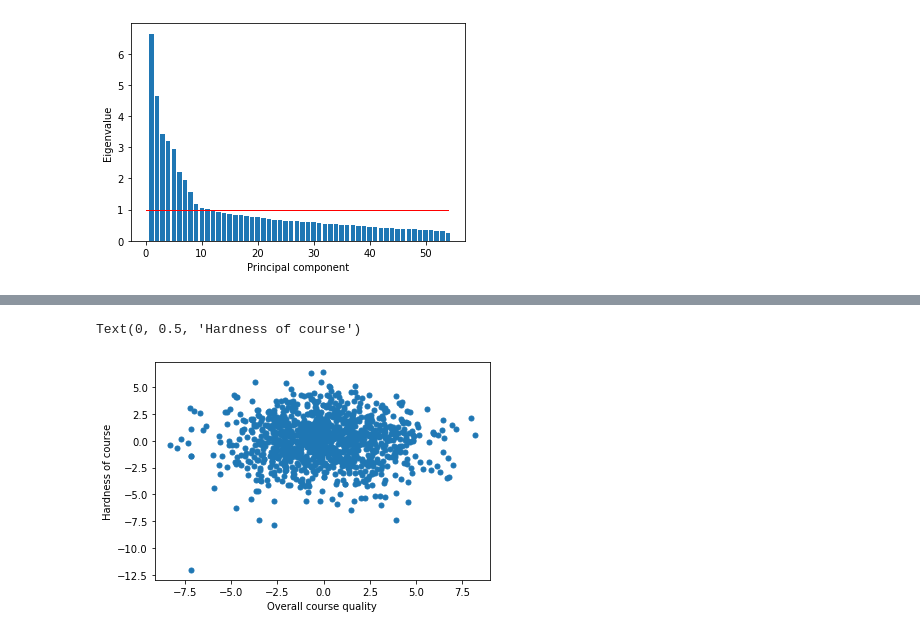
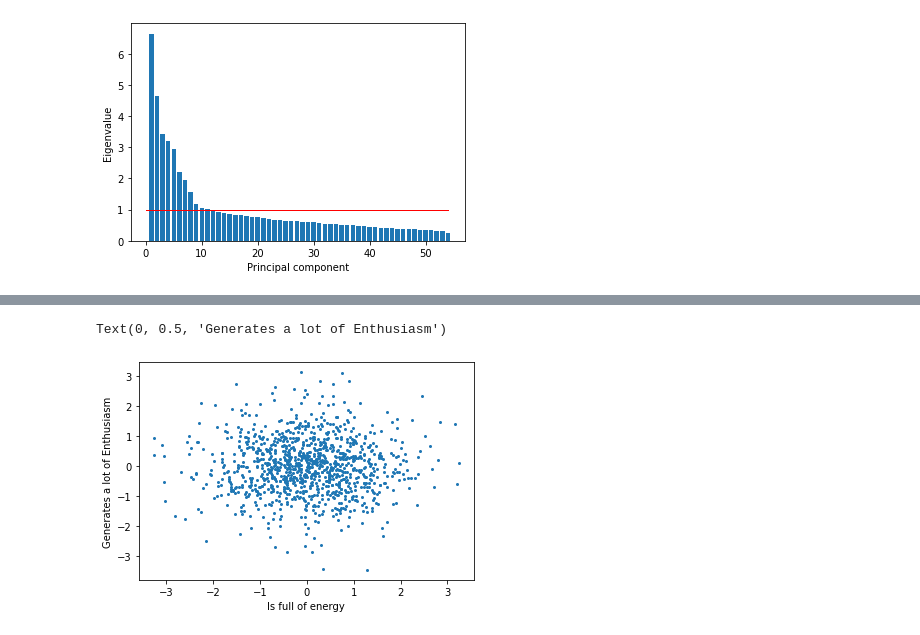
Before and after one commit to yjlee0905/Intro-to-Data-Science, a Jupyter notebook: Project3/Project3.ipynb, the cells around one changed output, grey strips where cells are left out. Saved outputs shown, nothing was run; the diff lists cells and outputs as text; code cells hidden in the pictures.

```diff
--- a/Project3/Project3.ipynb
+++ b/Project3/Project3.ipynb
@@ -86,7 +91,8 @@ Text(0, 0.5, 'Loading')
 # %%
-plt.plot(rotatedData[:,0]*-1,rotatedData[:,1]*-1,'o',markersize=5)
-plt.xlabel('Overall course quality')
-plt.ylabel('Hardness of course')
+# 2
+plt.plot(rotatedData[:,9]*-1, rotatedData[:,14]*-1, 'o',markersize=2)
+plt.xlabel('Is full of energy')
+plt.ylabel('Generates a lot of Enthusiasm')
 # %% [output]
-Text(0, 0.5, 'Hardness of course')
+Text(0, 0.5, 'Generates a lot of Enthusiasm')
-[figure, old version]
+[figure, new version]
```
Also changed, not shown: parts of 14 cells of this notebook.
